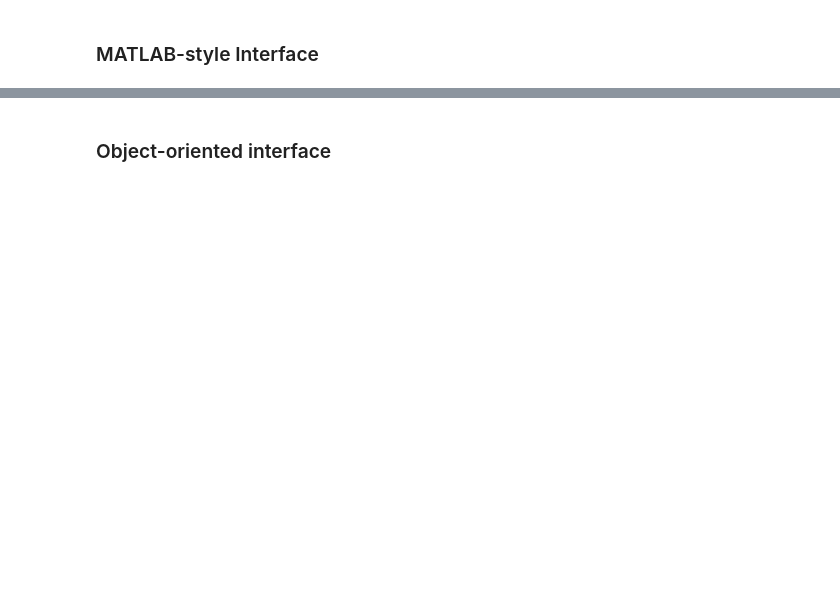
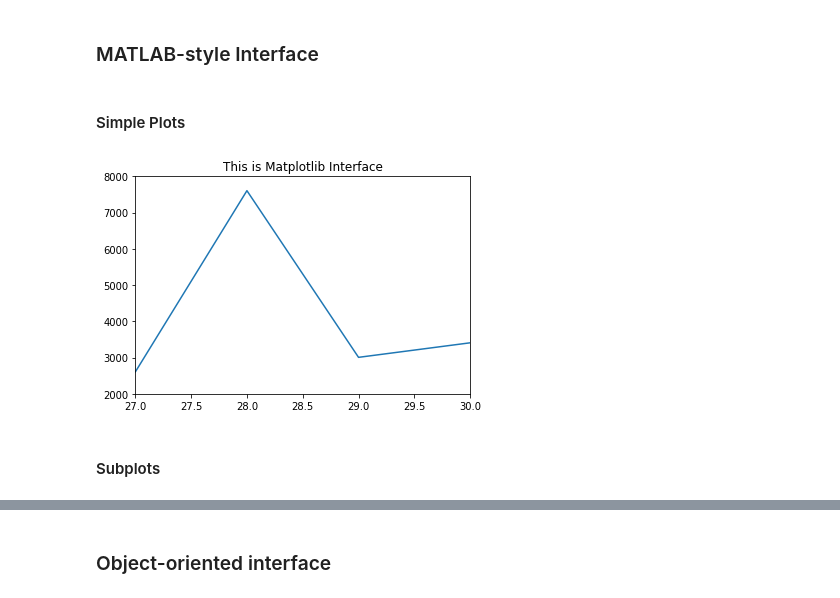
Before and after one commit to YousraMashkoor/DataAnalysis-using-Python, a Jupyter notebook: DA2_chapter3.ipynb, the cells around one changed output, grey strips where cells are left out. Saved outputs shown, nothing was run; the diff lists cells and outputs as text; code cells hidden in the pictures; blank space fills up the shorter version.

```diff
--- a/DA2_chapter3.ipynb
+++ b/DA2_chapter3.ipynb
@@ -134,5 +144,16 @@ plt.plot(data['Age'],data['Fare'])
 # %% [markdown]
 ### MATLAB-style Interface
+# %% [markdown]
+#### Simple Plots
+# %%
+plt.plot(age,salary)
+plt.axis([27, 30, 2000, 8000])
+plt.title("This is Matplotlib Interface")
+plt.show()
+# %% [output]
+[figure, added]
+# %% [markdown]
+#### Subplots
 # %%
 fig = plt.figure()  # create a plot figure
 
```
Also changed, not shown: parts of 38 cells of this notebook.
